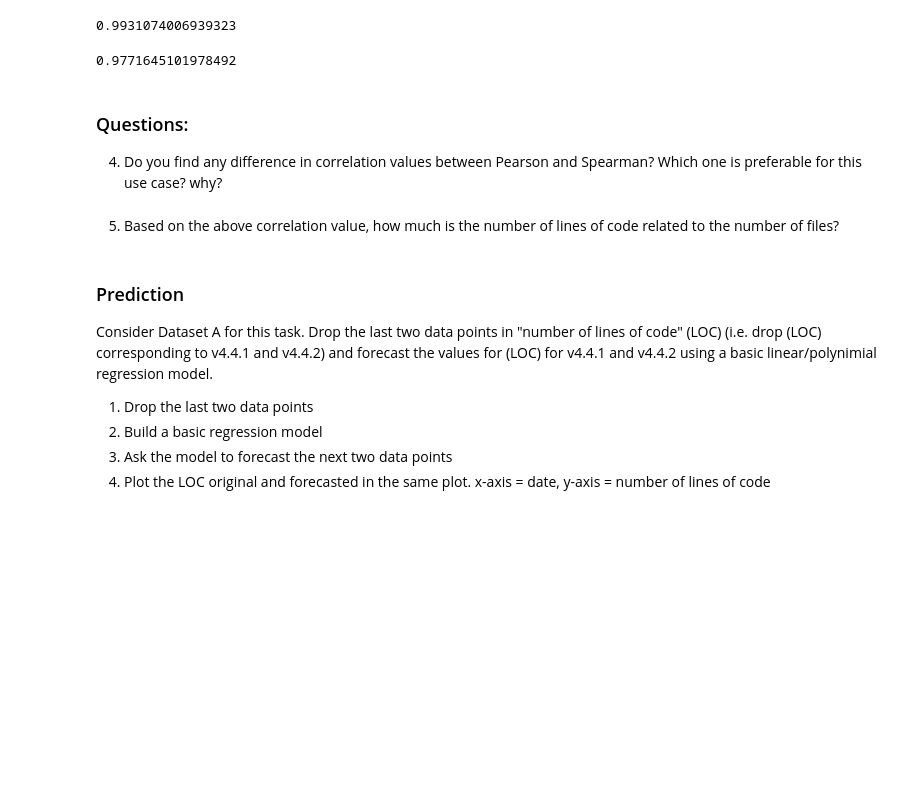
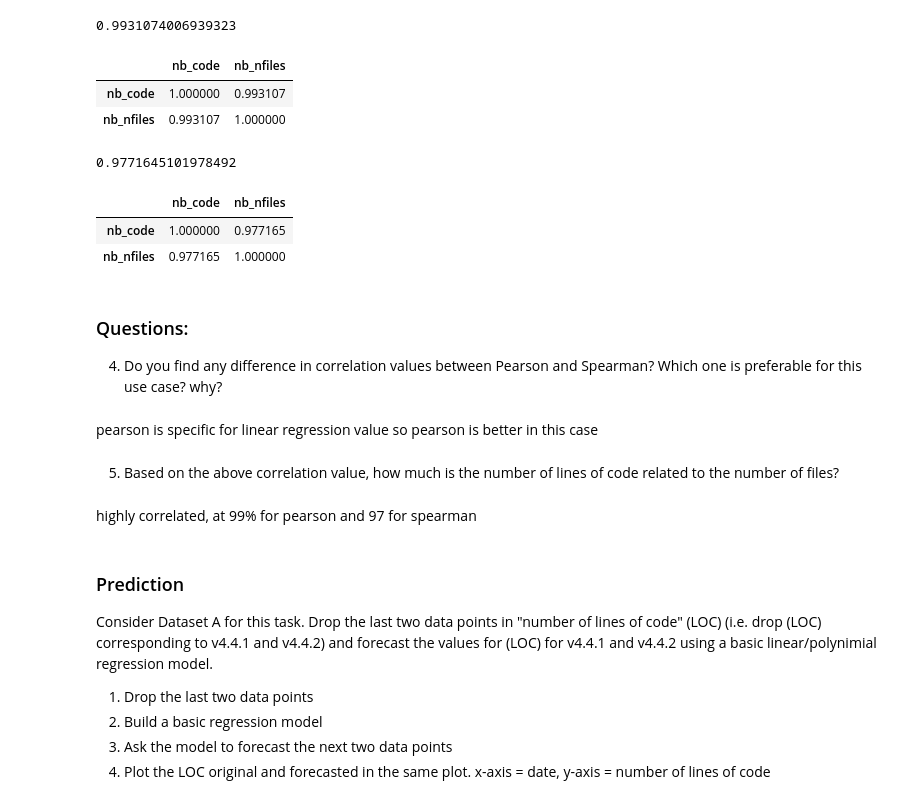
Before and after one commit to NoFOUC/Software_evolution_TP2_2023, a Jupyter notebook: TP2_section2.ipynb, the cells around one changed output. Drawn from its saved outputs; the diff is of its cells as text; code cells hidden in the pictures; blank space fills up the shorter version.

```diff
--- a/TP2_section2.ipynb
+++ b/TP2_section2.ipynb
@@ -384,17 +287,37 @@ pearson = pearson.statistic
 print (pearson)
 # %% [output]
 0.9931074006939323
+# %%
+pd_pearson = maj_min_patch[["nb_code", "nb_nfiles"]].corr(method="pearson")
+
+pd_pearson
+# %% [output]
+|  | nb_code | nb_nfiles |
+| nb_code | 1.000000 | 0.993107 |
+| nb_nfiles | 0.993107 | 1.000000 |
 # %%
 spearman = scipy.stats.spearmanr(maj_min_patch["nb_code"], maj_min_patch["nb_nfiles"]).statistic
 
 print (spearman)
 # %% [output]
 0.9771645101978492
+# %%
+pd_spearman = maj_min_patch[["nb_code", "nb_nfiles"]].corr(method="spearman")
+
+pd_spearman
+# %% [output]
+|  | nb_code | nb_nfiles |
+| nb_code | 1.000000 | 0.977165 |
+| nb_nfiles | 0.977165 | 1.000000 |
 # %% [markdown]
 ### Questions:
 4. Do you find any difference in correlation values between Pearson and Spearman? Which one is preferable for this use case? why?
+# %% [markdown]
+pearson is specific for linear regression value so pearson is better in this case
 # %% [markdown]
 5. Based on the above correlation value, how much is the number of lines of code related to the number of files?
+# %% [markdown]
+highly correlated, at 99% for pearson and 97 for spearman
 # %% [markdown]
 ### Prediction
 Consider Dataset A for this task. Drop the last two data points in "number of lines of code" (LOC) (i.e. drop (LOC) corresponding to v4.4.1 and v4.4.2) and forecast the values for (LOC) for v4.4.1 and v4.4.2 using a basic linear/polynimial regression model.
```
Also changed, not shown: parts of 24 cells of this notebook, 35 other files.
